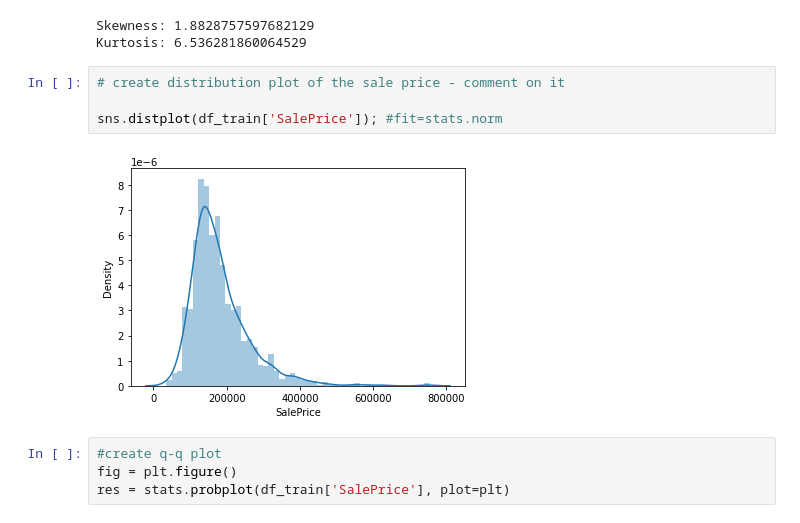
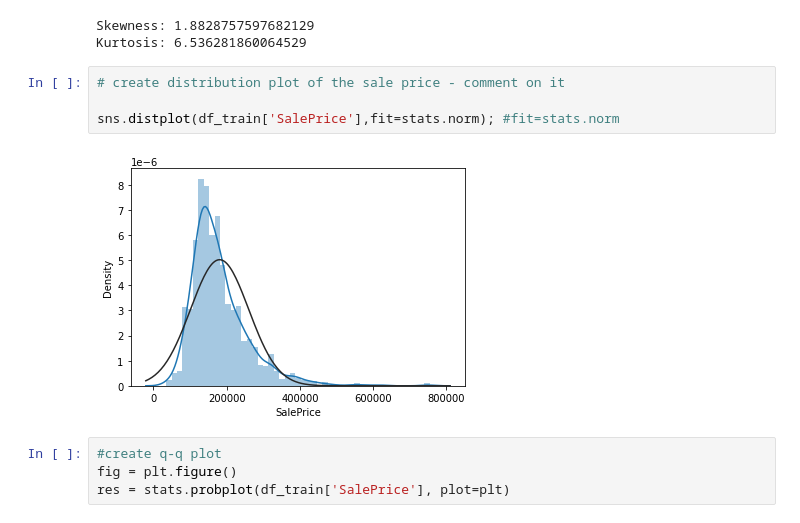
Before and after one commit to vitekzkytek/PythonDataIES, a Jupyter notebook: 03seminar/seminar_tasks.ipynb, the cells around one changed output. Drawn from its saved outputs; the diff is of its cells as text.

```diff
--- a/03seminar/seminar_tasks.ipynb
+++ b/03seminar/seminar_tasks.ipynb
@@ -174,9 +158,9 @@ Kurtosis: 6.536281860064529
 # %%
 # create distribution plot of the sale price - comment on it
 
-sns.distplot(df_train['SalePrice']); #fit=stats.norm
+sns.distplot(df_train['SalePrice'],fit=stats.norm); #fit=stats.norm
 # %% [output]
-[figure, old version]
+[figure, new version]
 # %%
 #create q-q plot
 fig = plt.figure()
```
Also changed, not shown: parts of 9 cells of this notebook.
